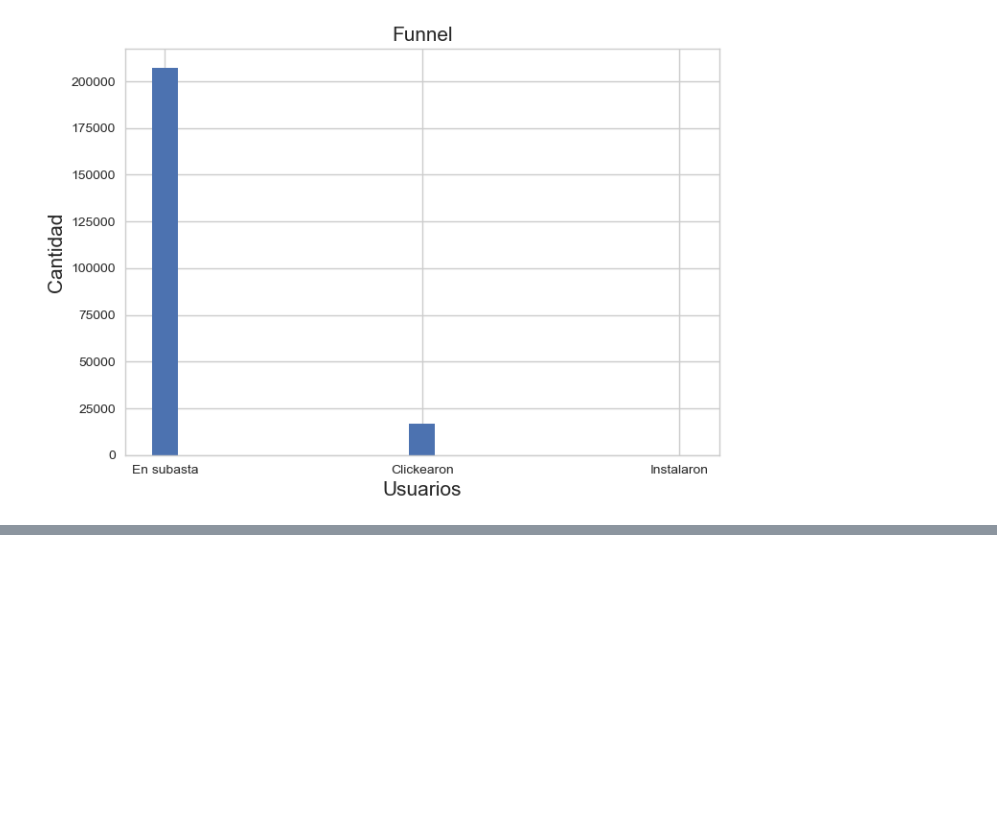
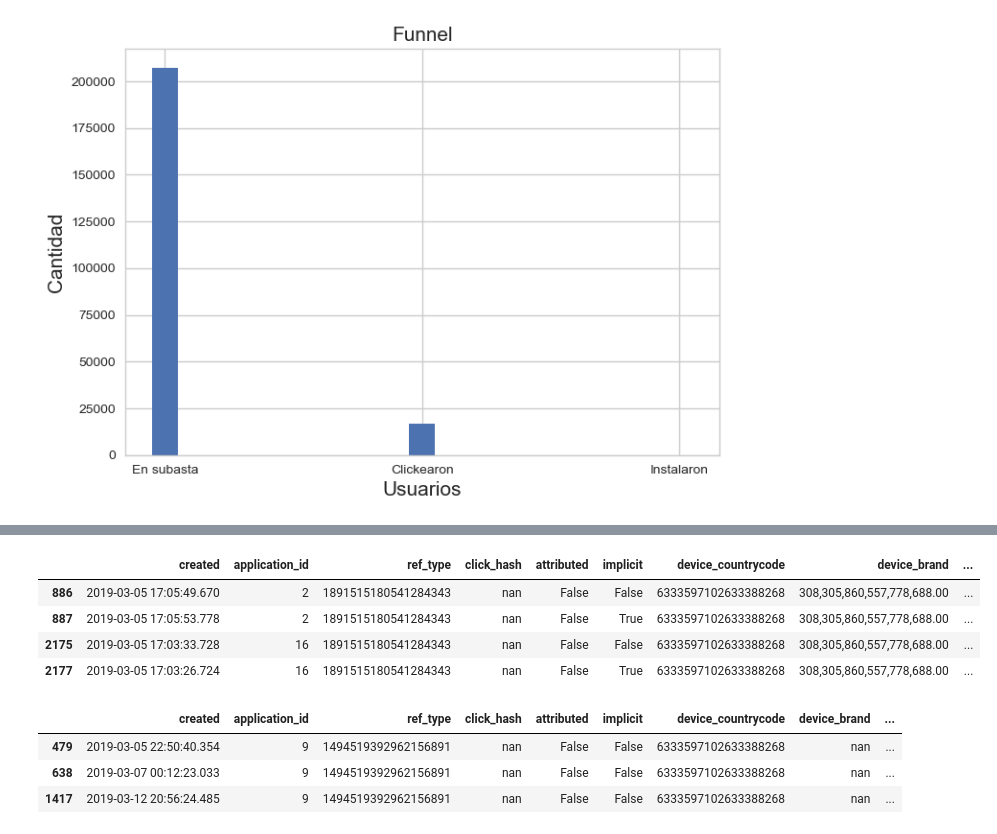
Before and after one commit to LucasCatolino/Organizacion-de-Datos, a Jupyter notebook: Carga de subastas y eventos.ipynb, the cells around one changed output, grey strips where cells are left out. Saved outputs shown, nothing was run; the diff lists cells and outputs as text; code cells hidden in the pictures; blank space fills up the shorter version.

```diff
--- a/Carga de subastas y eventos.ipynb
+++ b/Carga de subastas y eventos.ipynb
@@ -86,0 +109,17 @@ Del gráfico puede verse que de los usuarios que entraron a la subasta, aproxima
+# %%
+usuario2= instalaciones[(instalaciones['device_id']== 3272750442824629569)]
+usuario2
+# %% [output]
+|  | created | application_id | ref_type | click_hash | attributed | implicit | device_countrycode | device_brand | ... |
+| 886 | 2019-03-05 17:05:49.670 | 2 | 1891515180541284343 | nan | False | False | 6333597102633388268 | 308,305,860,557,778,688.00 | ... |
+| 887 | 2019-03-05 17:05:53.778 | 2 | 1891515180541284343 | nan | False | True | 6333597102633388268 | 308,305,860,557,778,688.00 | ... |
+| 2175 | 2019-03-05 17:03:33.728 | 16 | 1891515180541284343 | nan | False | False | 6333597102633388268 | 308,305,860,557,778,688.00 | ... |
+| 2177 | 2019-03-05 17:03:26.724 | 16 | 1891515180541284343 | nan | False | True | 6333597102633388268 | 308,305,860,557,778,688.00 | ... |
+# %%
+usuario3= instalaciones[(instalaciones['device_id']== 2515049144505739996)]
+usuario3
+# %% [output]
+|  | created | application_id | ref_type | click_hash | attributed | implicit | device_countrycode | device_brand | ... |
+| 479 | 2019-03-05 22:50:40.354 | 9 | 1494519392962156891 | nan | False | False | 6333597102633388268 | nan | ... |
+| 638 | 2019-03-07 00:12:23.033 | 9 | 1494519392962156891 | nan | False | False | 6333597102633388268 | nan | ... |
+| 1417 | 2019-03-12 20:56:24.485 | 9 | 1494519392962156891 | nan | False | False | 6333597102633388268 | nan | ... |
```
Also changed, not shown: parts of 7 cells of this notebook.
